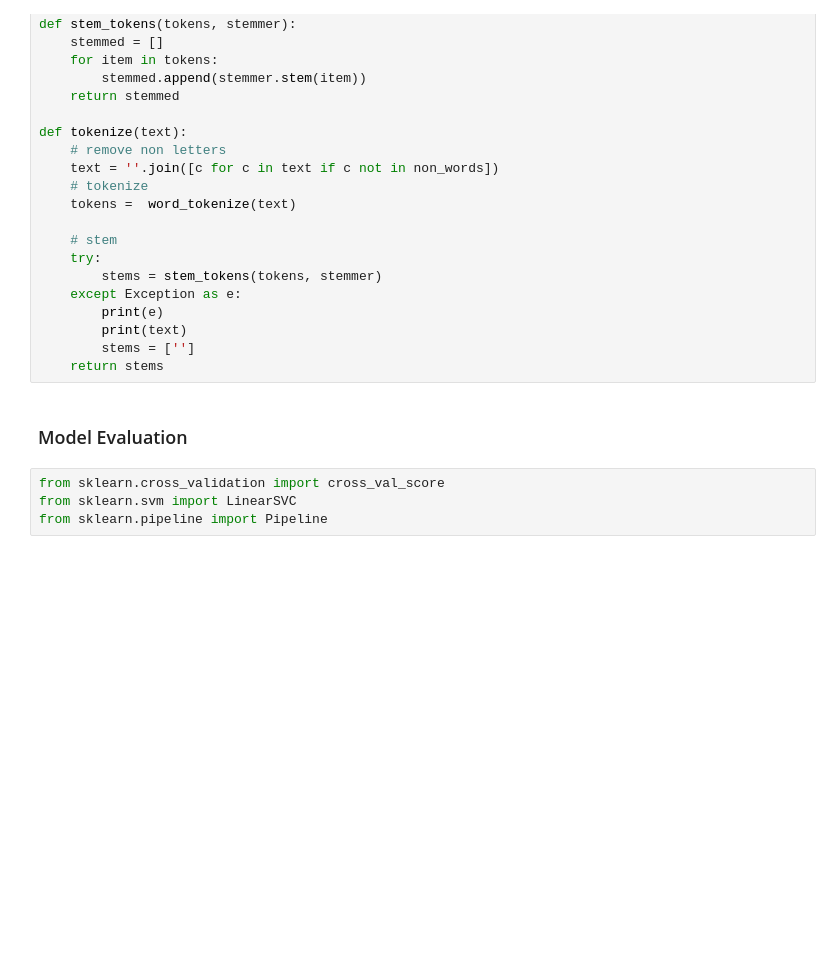
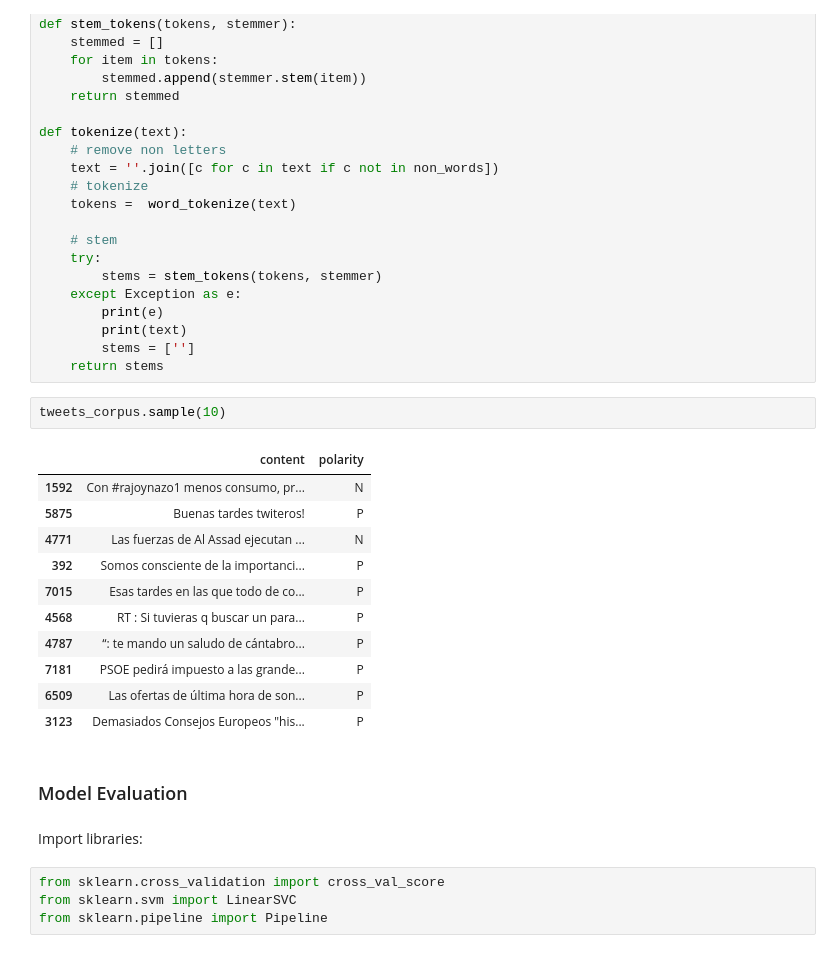
Before and after one commit to angelmunozs/ml-football-tweets, a Jupyter notebook: tweet_classification.ipynb, the cells around one changed output. Drawn from its saved outputs; the diff is of its cells as text; blank space fills up the shorter version.

```diff
--- a/tweet_classification.ipynb
+++ b/tweet_classification.ipynb
@@ -207,8 +217,24 @@ def tokenize(text):
         print(text)
         stems = ['']
     return stems
+# %%
+tweets_corpus.sample(10)
+# %% [output]
+|  | content | polarity |
+| 1592 | Con #rajoynazo1 menos consumo, pr... | N |
+| 5875 | Buenas tardes twiteros! | P |
+| 4771 | Las fuerzas de Al Assad ejecutan ... | N |
+| 392 | Somos consciente de la importanci... | P |
+| 7015 | Esas tardes en las que todo de co... | P |
+| 4568 | RT : Si tuvieras q buscar un para... | P |
+| 4787 | “: te mando un saludo de cántabro... | P |
+| 7181 | PSOE pedirá impuesto a las grande... | P |
+| 6509 | Las ofertas de última hora de son... | P |
+| 3123 | Demasiados Consejos Europeos "his... | P |
 # %% [markdown]
 ### Model Evaluation
+# %% [markdown]
+Import libraries:
 # %%
 from sklearn.cross_validation import cross_val_score
 from sklearn.svm import LinearSVC
```
Also changed, not shown: parts of 39 cells of this notebook.
